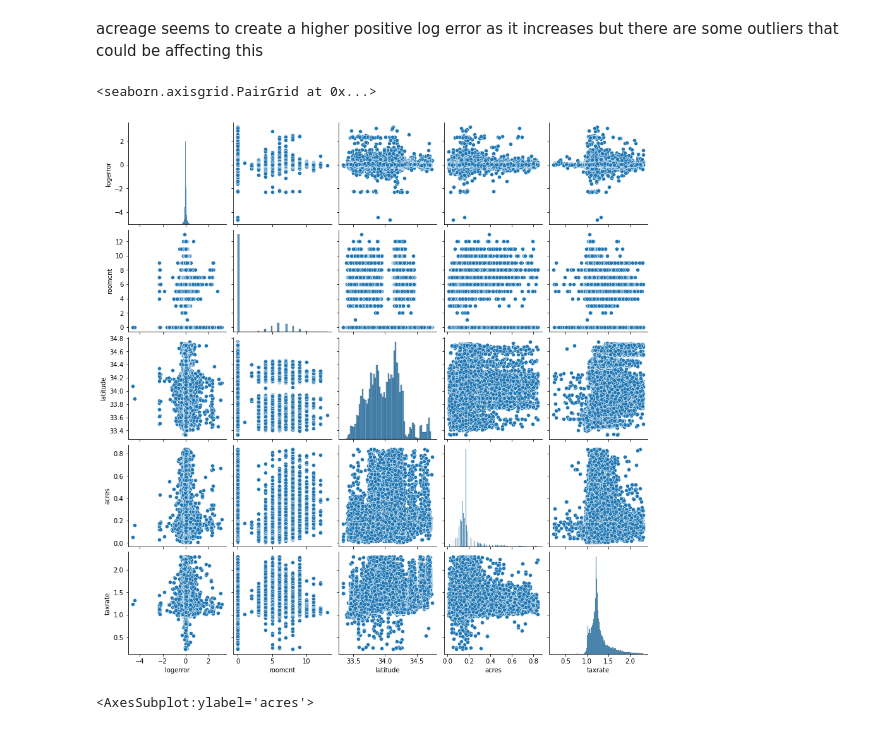
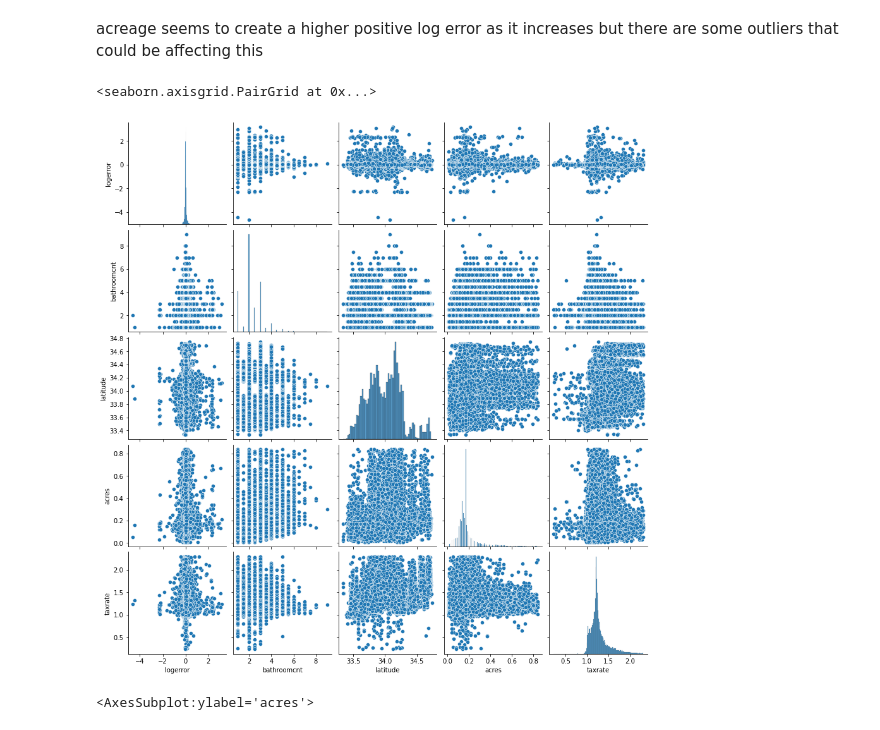
Before and after one commit to davidb-and-john/clustering-project, a Jupyter notebook: David_Sandbox.ipynb, the cells around one changed output. Cells and saved outputs as stored; diff of their text form; code cells hidden in the pictures.

```diff
--- a/David_Sandbox.ipynb
+++ b/David_Sandbox.ipynb
@@ -178,10 +178,10 @@ regline.set_zorder(5)
 # %% [markdown]
 acreage seems to create a higher positive log error as it increases but there are some outliers that could be affecting this
 # %%
-sns.pairplot(data=train[['logerror','roomcnt','latitude', 'acres', 'taxrate']], corner=False )
+sns.pairplot(data=train[['logerror','bathroomcnt','latitude', 'acres', 'taxrate']], corner=False )
 # %% [output]
 <seaborn.axisgrid.PairGrid at 0x...>
-[figure, old version]
+[figure, new version]
 # %%
 # visualize outliers using boxplots:
 
```
Also changed, not shown: parts of 1 cell of this notebook, 2 other files.
